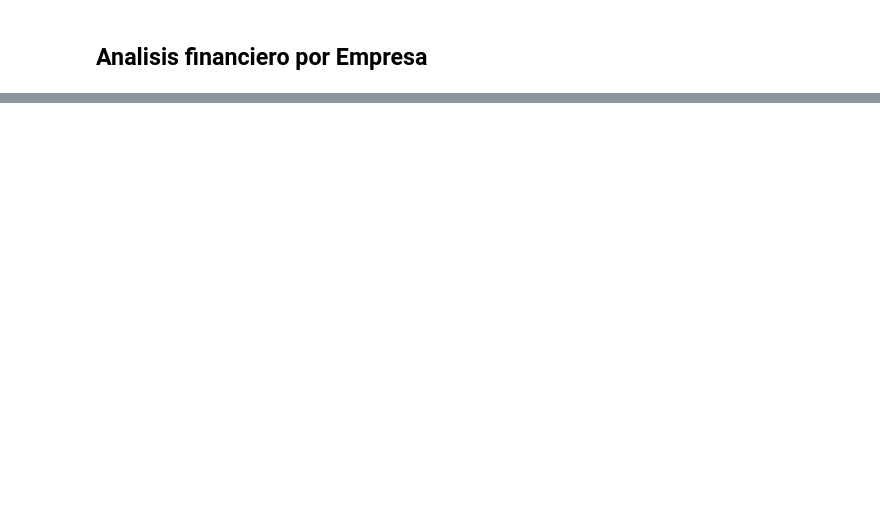
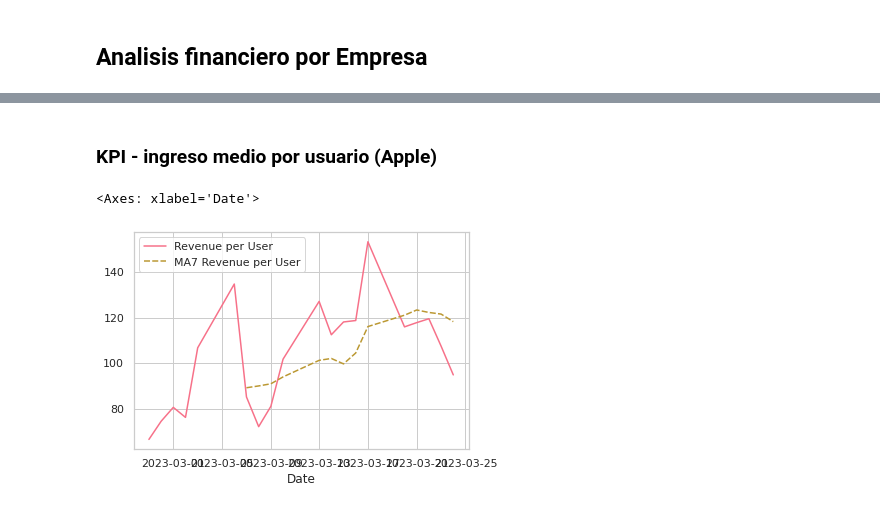
Before and after one commit to diegomaneyro/Analytics, a Jupyter notebook: Anáisis de Riesgo/Analisis_Riesgo.ipynb, the cells around one changed output, grey strips where cells are left out. Saved outputs shown, nothing was run; the diff lists cells and outputs as text; code cells hidden in the pictures; blank space fills up the shorter version.

```diff
--- a/Anáisis de Riesgo/Analisis_Riesgo.ipynb
+++ b/Anáisis de Riesgo/Analisis_Riesgo.ipynb
@@ -177,0 +112,31 @@ Date
+# %% [markdown]
+### KPI - ingreso medio por usuario (Apple)
+# %%
+import yfinance as yf
+import pandas as pd
+import seaborn as sns
+
+# Obtener los datos de Amazon
+apple = yf.Ticker("AAPL")
+
+# Obtener los datos históricos de los últimos 30 días
+hist = apple.history(period="1mo")
+
+# Calcular los ingresos diarios
+hist['Daily Revenue'] = hist['Close'] * hist['Volume']
+
+# Obtener el número de usuarios promedio (se utiliza el valor de 100 millones como ejemplo)
+num_users = 100000000
+
+# Calcular los ingresos medios por usuario
+hist['Revenue per User'] = hist['Daily Revenue'] / num_users
+
+# Calcular la media móvil de los ingresos medios por usuario en un periodo de 7 días
+hist['MA7 Revenue per User'] = hist['Revenue per User'].rolling(window=7).mean()
+
+# Graficar los ingresos medios por usuario y su media móvil
+sns.set_style('whitegrid')
+sns.lineplot(data=hist[['Revenue per User', 'MA7 Revenue per User']])
+# %% [output]
+<Axes: xlabel='Date'>
+[figure, added]
```
Also changed, not shown: parts of 59 cells of this notebook.
